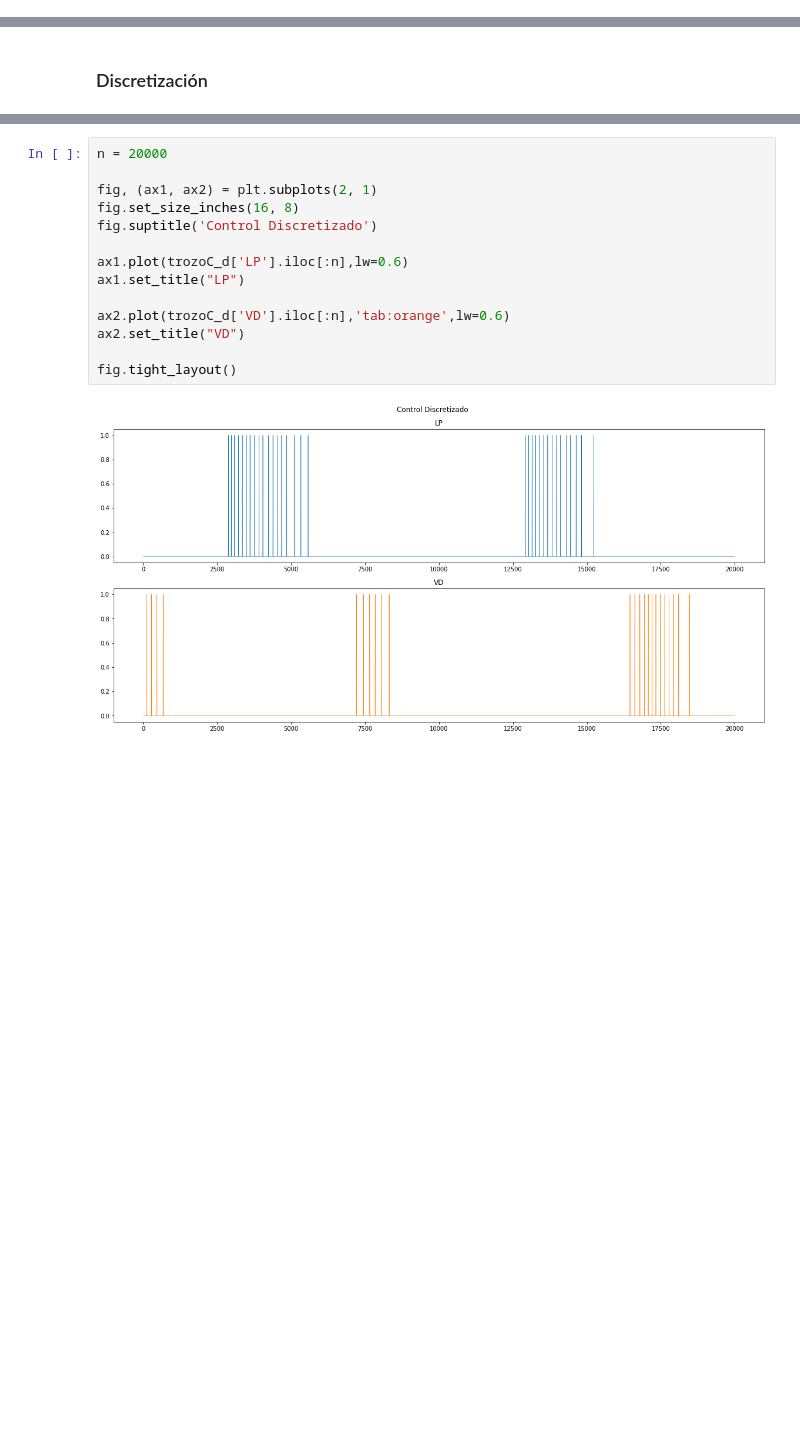
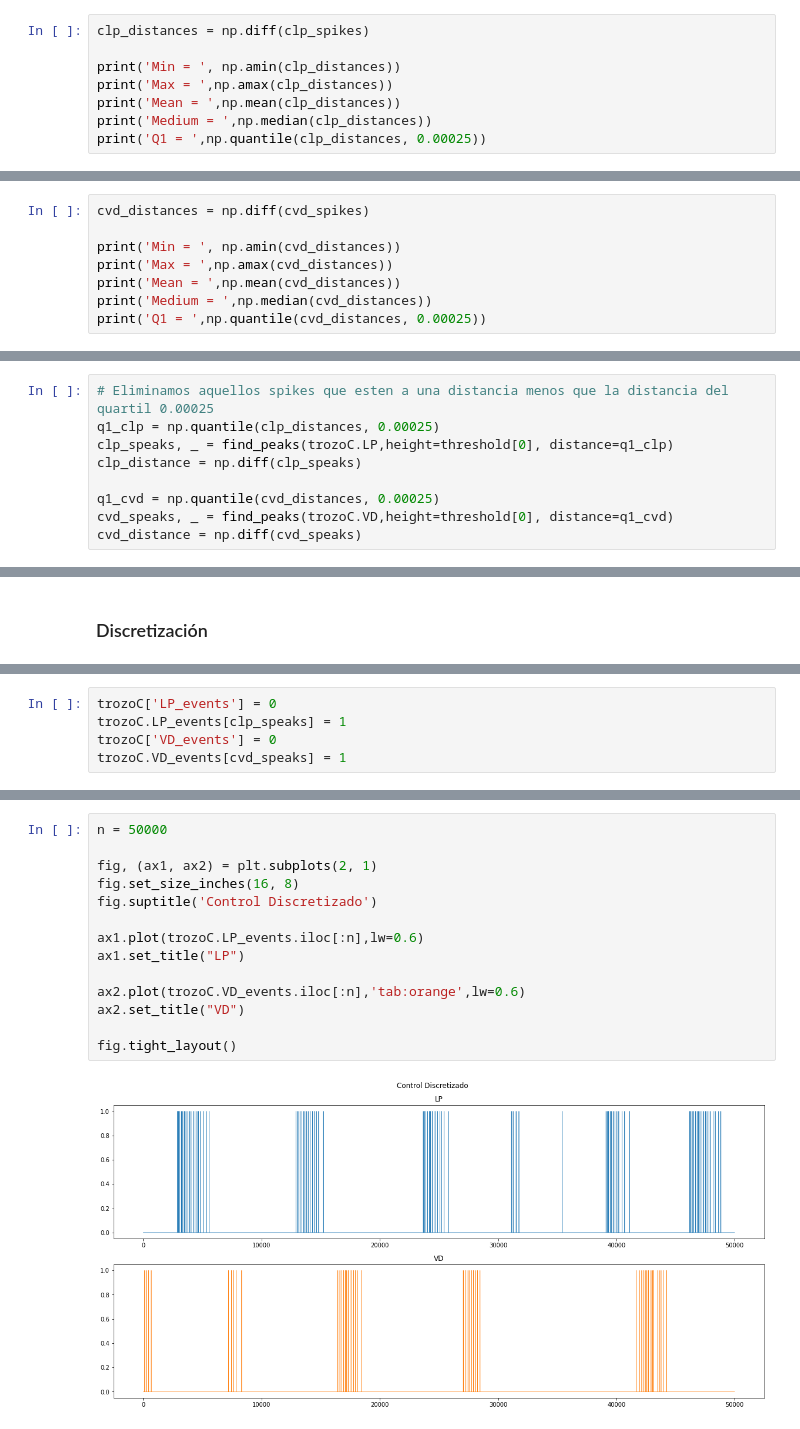
Before and after one commit to glorelvalle/mucd-mg, a Jupyter notebook: ti/analisis_datos.ipynb, the cells around one changed output, grey strips where cells are left out. Cells and saved outputs as stored; diff of their text form; blank space fills up the shorter version.

```diff
--- a/ti/analisis_datos.ipynb
+++ b/ti/analisis_datos.ipynb
@@ -136,0 +152,8 @@ plt.show()
+# %%
+clp_distances = np.diff(clp_spikes)
+
+print('Min = ', np.amin(clp_distances))
+print('Max = ',np.amax(clp_distances))
+print('Mean = ',np.mean(clp_distances))
+print('Medium = ',np.median(clp_distances))
+print('Q1 = ',np.quantile(clp_distances, 0.00025))
@@ -136,0 +166,8 @@ plt.show()
+# %%
+cvd_distances = np.diff(cvd_spikes)
+
+print('Min = ', np.amin(cvd_distances))
+print('Max = ',np.amax(cvd_distances))
+print('Mean = ',np.mean(cvd_distances))
+print('Medium = ',np.median(cvd_distances))
+print('Q1 = ',np.quantile(cvd_distances, 0.00025))
@@ -136,0 +180,9 @@ plt.show()
+# %%
+# Eliminamos aquellos spikes que esten a una distancia menos que la distancia del quartil 0.00025
+q1_clp = np.quantile(clp_distances, 0.00025)
+clp_speaks, _ = find_peaks(trozoC.LP,height=threshold[0], distance=q1_clp)
+clp_distance = np.diff(clp_speaks)
+
+q1_cvd = np.quantile(cvd_distances, 0.00025)
+cvd_speaks, _ = find_peaks(trozoC.VD,height=threshold[0], distance=q1_cvd)
+cvd_distance = np.diff(cvd_speaks)
@@ -151,0 +208,5 @@ trozoC_d.head()
+# %%
+trozoC['LP_events'] = 0
+trozoC.LP_events[clp_speaks] = 1
+trozoC['VD_events'] = 0
+trozoC.VD_events[cvd_speaks] = 1
@@ -152,16 +231,16 @@ trozoC_d.head()
 # %%
-n = 20000
+n = 50000
 
 fig, (ax1, ax2) = plt.subplots(2, 1)
 fig.set_size_inches(16, 8)
 fig.suptitle('Control Discretizado')
 
-ax1.plot(trozoC_d['LP'].iloc[:n],lw=0.6)
+ax1.plot(trozoC.LP_events.iloc[:n],lw=0.6)
 ax1.set_title("LP")
 
-ax2.plot(trozoC_d['VD'].iloc[:n],'tab:orange',lw=0.6)
+ax2.plot(trozoC.VD_events.iloc[:n],'tab:orange',lw=0.6)
 ax2.set_title("VD")
 
 fig.tight_layout()
 # %% [output]
-[figure, old version]
+[figure, new version]
```
Also changed, not shown: parts of 35 cells of this notebook.
